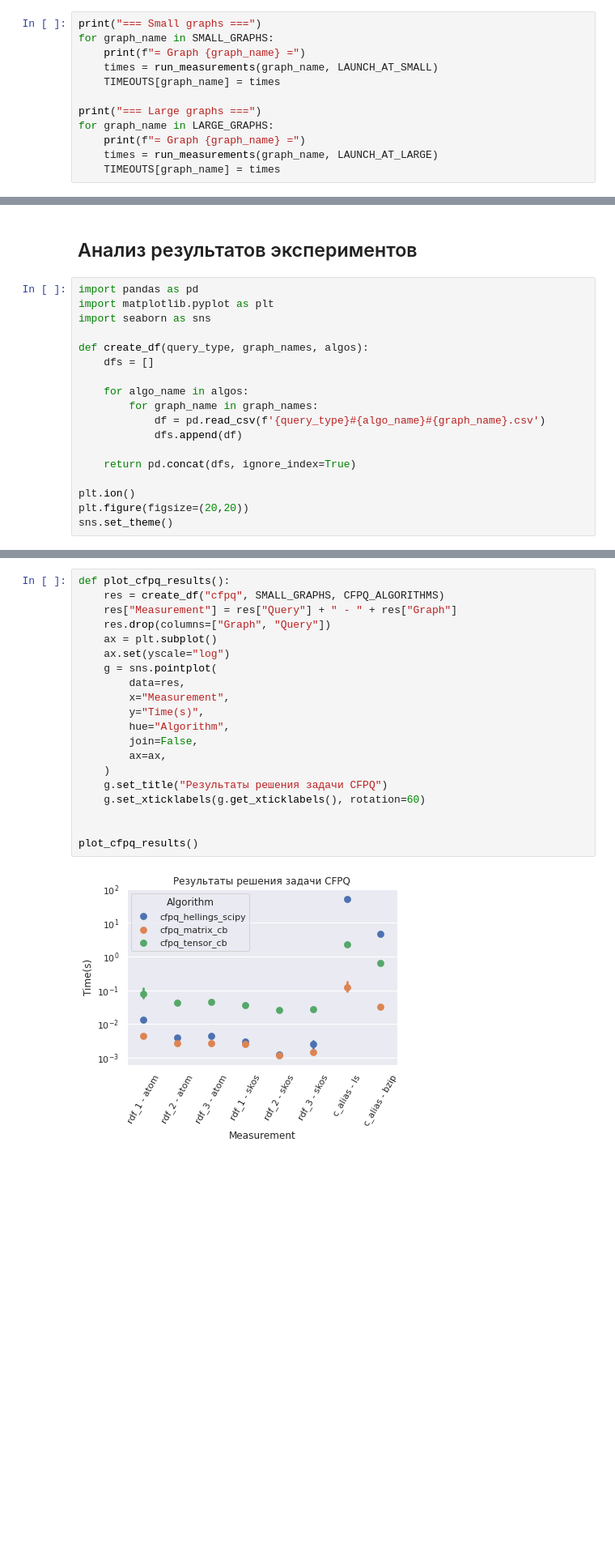
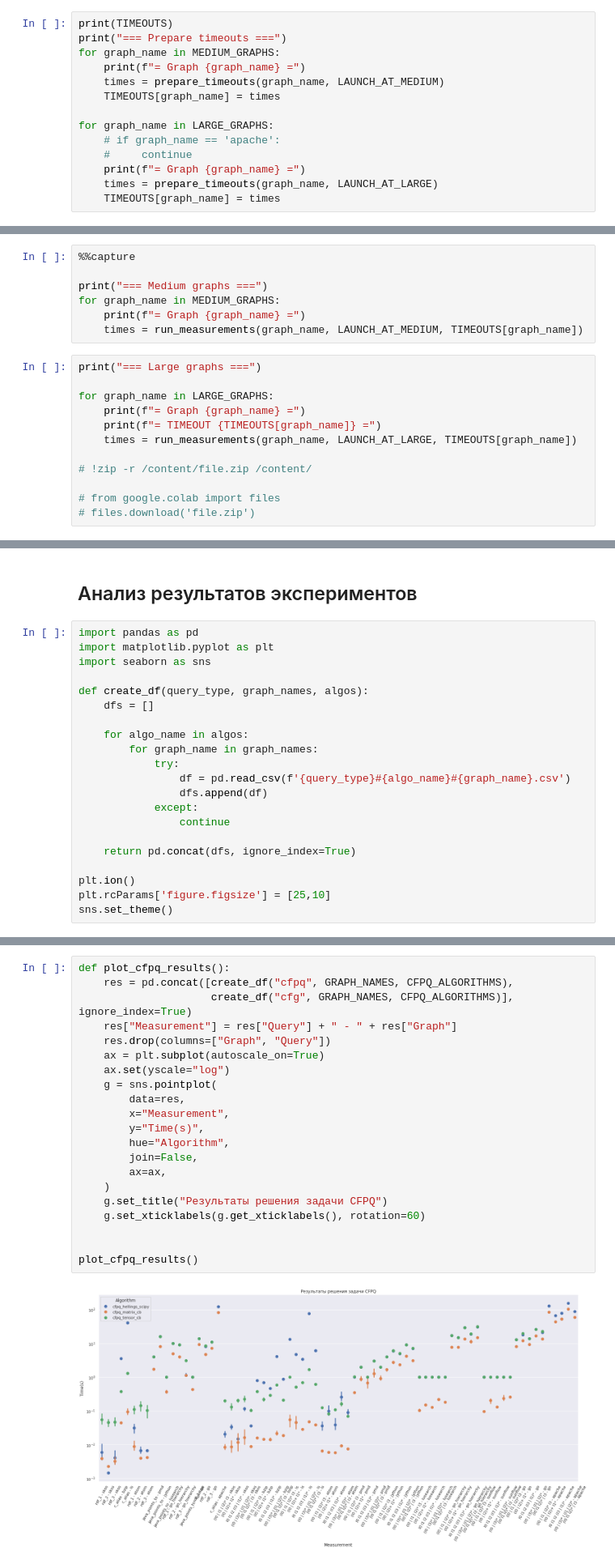
Before and after one commit to Krekep/formal-lang-course, a Jupyter notebook: experiments/Task12.ipynb, the cells around one changed output, grey strips where cells are left out. Shown at 81% size. Drawn from its saved outputs; the diff is of its cells as text; blank space fills up the shorter version.

```diff
--- a/experiments/Task12.ipynb
+++ b/experiments/Task12.ipynb
@@ -971,13 +1037,15 @@ TIMEOUTS = {}
 # %%
-print("=== Small graphs ===")
-for graph_name in SMALL_GRAPHS:
+print(TIMEOUTS)
+print("=== Prepare timeouts ===")
+for graph_name in MEDIUM_GRAPHS:
     print(f"= Graph {graph_name} =")
-    times = run_measurements(graph_name, LAUNCH_AT_SMALL)
+    times = prepare_timeouts(graph_name, LAUNCH_AT_MEDIUM)
     TIMEOUTS[graph_name] = times
 
-print("=== Large graphs ===")
 for graph_name in LARGE_GRAPHS:
+    # if graph_name == 'apache':
+    #     continue
     print(f"= Graph {graph_name} =")
-    times = run_measurements(graph_name, LAUNCH_AT_LARGE)
+    times = prepare_timeouts(graph_name, LAUNCH_AT_LARGE)
     TIMEOUTS[graph_name] = times
 # %% [output]
@@ -1001,0 +1061,19 @@ KeyboardInterrupt: ignored
+# %%
+%%capture
+
+print("=== Medium graphs ===")
+for graph_name in MEDIUM_GRAPHS:
+    print(f"= Graph {graph_name} =")
+    times = run_measurements(graph_name, LAUNCH_AT_MEDIUM, TIMEOUTS[graph_name])
+# %%
+print("=== Large graphs ===")
+
+for graph_name in LARGE_GRAPHS:
+    print(f"= Graph {graph_name} =")
+    print(f"= TIMEOUT {TIMEOUTS[graph_name]} =")
+    times = run_measurements(graph_name, LAUNCH_AT_LARGE, TIMEOUTS[graph_name])
+
+# !zip -r /content/file.zip /content/
+
+# from google.colab import files
+# files.download('file.zip')
@@ -1011,11 +1119,14 @@ def create_df(query_type, graph_names, algos):
 
     for algo_name in algos:
         for graph_name in graph_names:
-            df = pd.read_csv(f'{query_type}#{algo_name}#{graph_name}.csv')
-            dfs.append(df)
+            try:
+                df = pd.read_csv(f'{query_type}#{algo_name}#{graph_name}.csv')
+                dfs.append(df)
+            except:
+                continue
 
     return pd.concat(dfs, ignore_index=True)
 
 plt.ion()
-plt.figure(figsize=(20,20))
+plt.rcParams['figure.figsize'] = [25,10]
 sns.set_theme()
@@ -1026,22 +1139,23 @@ sns.set_theme()
 # %%
 def plot_cfpq_results():
-    res = create_df("cfpq", SMALL_GRAPHS, CFPQ_ALGORITHMS)
+    res = pd.concat([create_df("cfpq", GRAPH_NAMES, CFPQ_ALGORITHMS),
+                     create_df("cfg", GRAPH_NAMES, CFPQ_ALGORITHMS)], ignore_index=True)
     res["Measurement"] = res["Query"] + " - " + res["Graph"]
     res.drop(columns=["Graph", "Query"])
-    ax = plt.subplot()
+    ax = plt.subplot(autoscale_on=True)
     ax.set(yscale="log")
     g = sns.pointplot(
         data=res,
         x="Measurement",
         y="Time(s)",
         hue="Algorithm",
         join=False,
         ax=ax,
     )
     g.set_title("Результаты решения задачи CFPQ")
     g.set_xticklabels(g.get_xticklabels(), rotation=60)
 
 
 plot_cfpq_results()
 # %% [output]
-[figure, old version]
+[figure, new version]
```
Also changed, not shown: parts of 20 cells of this notebook.
